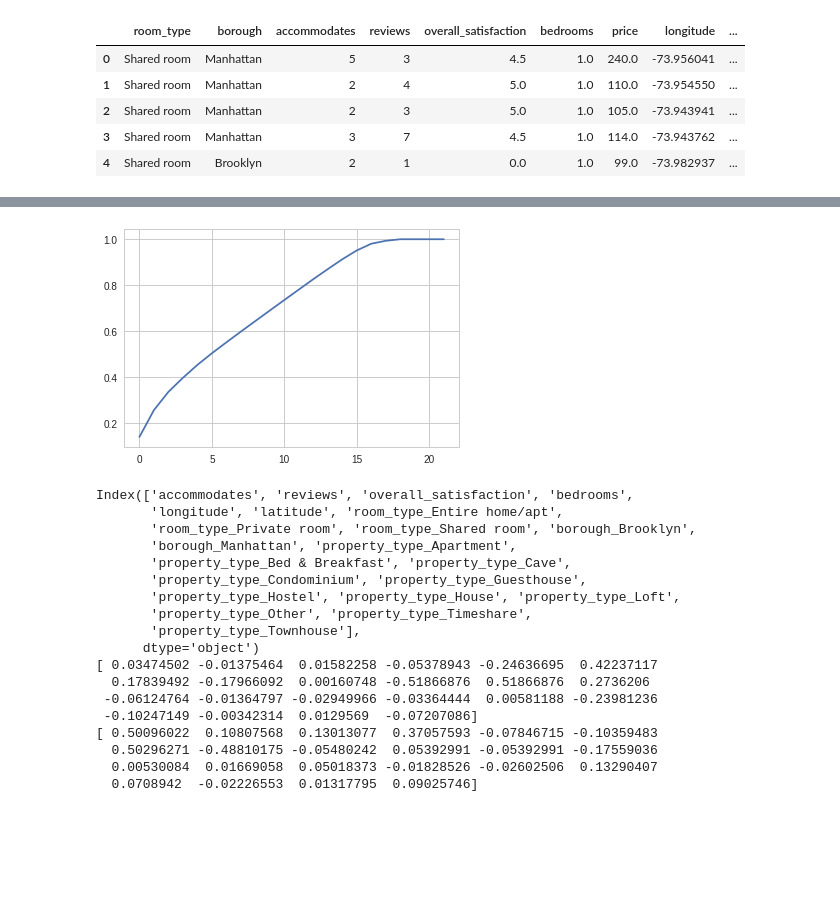
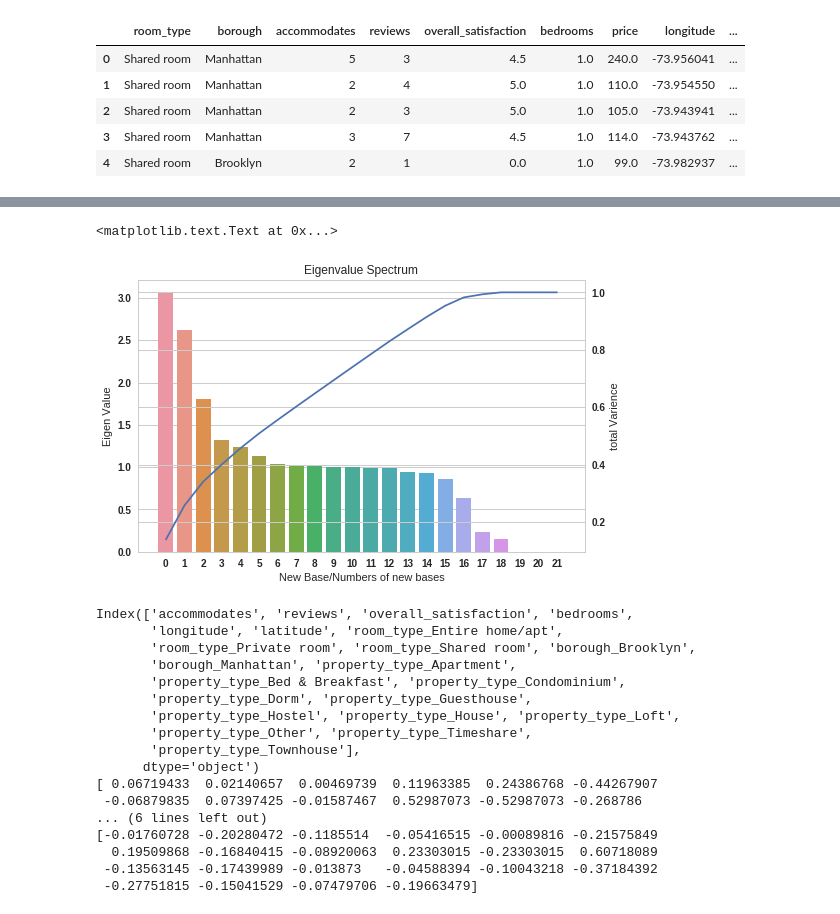
Before and after one commit to edwardfang/IDA_SUSTech_Assignment, a Jupyter notebook: Analysis.ipynb, the cells around one changed output, grey strips where cells are left out. Drawn from its saved outputs; the diff is of its cells as text; code cells hidden in the pictures; blank space fills up the shorter version.

```diff
--- a/Analysis.ipynb
+++ b/Analysis.ipynb
@@ -203,30 +210,39 @@ print(totalEigenval)
-# %%
-plt.plot(totalEigenval);
-# %% [output]
-[figure, removed]
+# %%
+fig, ax1 = plt.subplots()
+ploteig = sns.barplot(x=list(range(len(eigenVals))),y=eigenVals, ax=ax1)
+plt.title("Eigenvalue Spectrum")
+plt.xlabel("New Base/Numbers of new bases")
+plt.ylabel("Eigen Value")
+ploteig.figure.set_size_inches(8,5)
+ax2 = ax1.twinx()
+ax2.plot(totalEigenval)
+ax2.set_ylabel('total Varience')
+# %% [output]
+<matplotlib.text.Text at 0x...>
+[figure, added]
 # %%
 print(data_p1_coded.columns)
 print(eigneVectors[:,0])
 print(eigneVectors[:,1])
+print(eigneVectors[:,2])
 # %% [output]
 Index(['accommodates', 'reviews', 'overall_satisfaction', 'bedrooms',
        'longitude', 'latitude', 'room_type_Entire home/apt',
        'room_type_Private room', 'room_type_Shared room', 'borough_Brooklyn',
        'borough_Manhattan', 'property_type_Apartment',
-       'property_type_Bed & Breakfast', 'property_type_Cave',
-       'property_type_Condominium', 'property_type_Guesthouse',
+       'property_type_Bed & Breakfast', 'property_type_Condominium',
+       'property_type_Dorm', 'property_type_Guesthouse',
        'property_type_Hostel', 'property_type_House', 'property_type_Loft',
        'property_type_Other', 'property_type_Timeshare',
        'property_type_Townhouse'],
       dtype='object')
-[ 0.03474502 -0.01375464  0.01582258 -0.05378943 -0.24636695  0.42237117
-  0.17839492 -0.17966092  0.00160748 -0.51866876  0.51866876  0.2736206
- -0.06124764 -0.01364797 -0.02949966 -0.03364444  0.00581188 -0.23981236
- -0.10247149 -0.00342314  0.0129569  -0.07207086]
-[ 0.50096022  0.10807568  0.13013077  0.37057593 -0.07846715 -0.10359483
-  0.50296271 -0.48810175 -0.05480242  0.05392991 -0.05392991 -0.17559036
-  0.00530084  0.01669058  0.05018373 -0.01828526 -0.02602506  0.13290407
-  0.0708942  -0.02226553  0.01317795  0.09025746]
+[ 0.06719433  0.02140657  0.00469739  0.11963385  0.24386768 -0.44267907
+ -0.06879835  0.07397425 -0.01587467  0.52987073 -0.52987073 -0.268786
+... (6 lines left out)
+[-0.01760728 -0.20280472 -0.1185514  -0.05416515 -0.00089816 -0.21575849
+  0.19509868 -0.16840415 -0.08920063  0.23303015 -0.23303015  0.60718089
+ -0.13563145 -0.17439989 -0.013873   -0.04588394 -0.10043218 -0.37184392
+ -0.27751815 -0.15041529 -0.07479706 -0.19663479]
 # %%
 # x is actually X^T
 X_tilde1 = x.dot(eigneVectors[:,:3])
```
Also changed, not shown: parts of 19 cells of this notebook, 6 other files.
